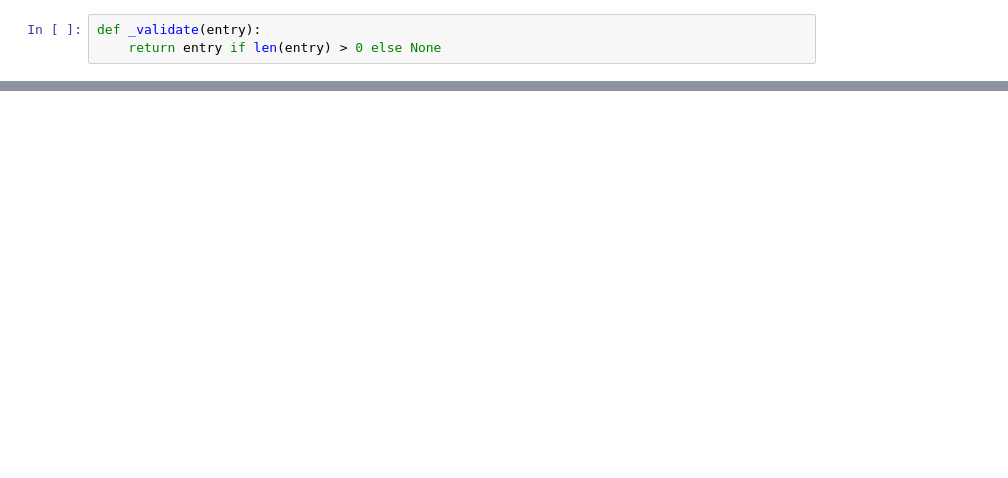
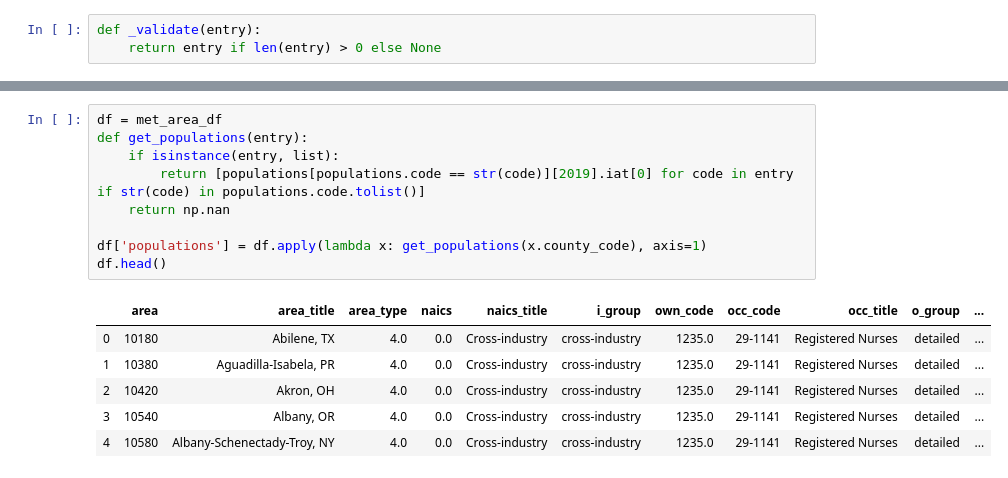
Before and after one commit to flixpar/covid-resource-allocation, a Jupyter notebook: notebooks/vis/nurses.ipynb, the cells around one changed output, grey strips where cells are left out. Cells and saved outputs as stored; diff of their text form; blank space fills up the shorter version.

```diff
--- a/notebooks/vis/nurses.ipynb
+++ b/notebooks/vis/nurses.ipynb
@@ -89,0 +153,16 @@ fips['0160']
+# %%
+df = met_area_df
+def get_populations(entry):
+    if isinstance(entry, list):
+        return [populations[populations.code == str(code)][2019].iat[0] for code in entry if str(code) in populations.code.tolist()]
+    return np.nan
+
+df['populations'] = df.apply(lambda x: get_populations(x.county_code), axis=1)
+df.head()
+# %% [output]
+|  | area | area_title | area_type | naics | naics_title | i_group | own_code | occ_code | occ_title | o_group | ... |
+| 0 | 10180 | Abilene, TX | 4.0 | 0.0 | Cross-industry | cross-industry | 1235.0 | 29-1141 | Registered Nurses | detailed | ... |
+| 1 | 10380 | Aguadilla-Isabela, PR | 4.0 | 0.0 | Cross-industry | cross-industry | 1235.0 | 29-1141 | Registered Nurses | detailed | ... |
+| 2 | 10420 | Akron, OH | 4.0 | 0.0 | Cross-industry | cross-industry | 1235.0 | 29-1141 | Registered Nurses | detailed | ... |
+| 3 | 10540 | Albany, OR | 4.0 | 0.0 | Cross-industry | cross-industry | 1235.0 | 29-1141 | Registered Nurses | detailed | ... |
+| 4 | 10580 | Albany-Schenectady-Troy, NY | 4.0 | 0.0 | Cross-industry | cross-industry | 1235.0 | 29-1141 | Registered Nurses | detailed | ... |
```
Also changed, not shown: parts of 9 cells of this notebook, 8 other files.
